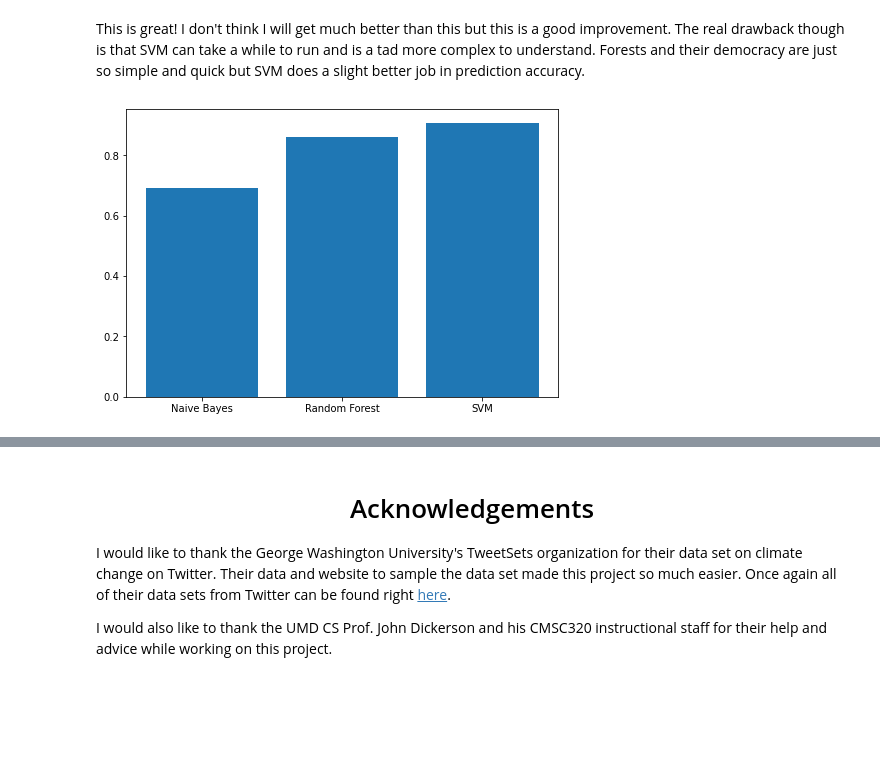
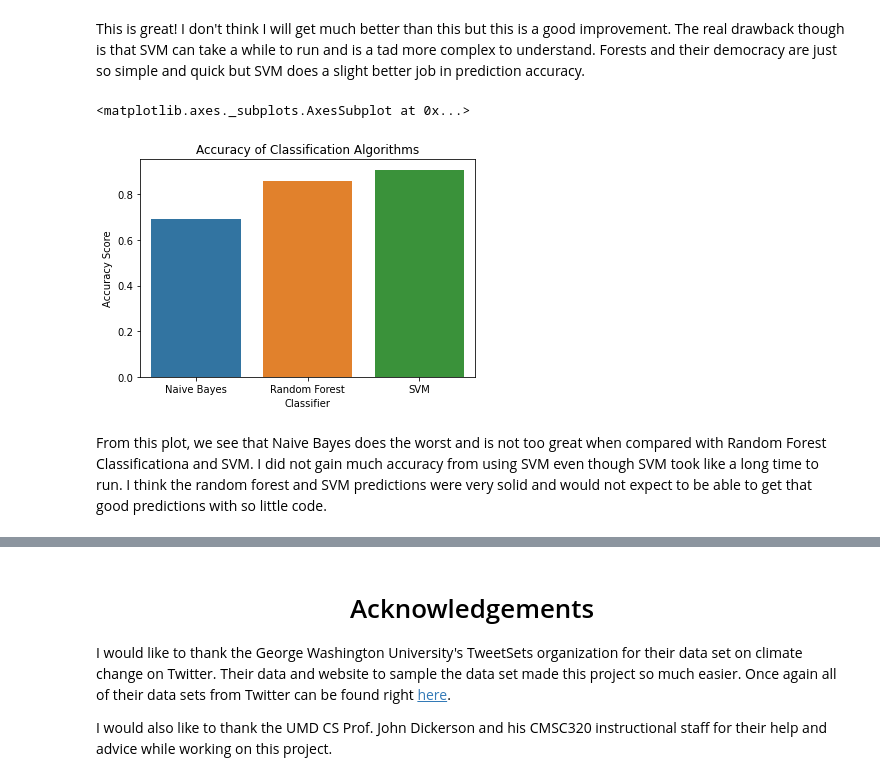
Before and after one commit to arjungandhi521/arjungandhi521.github.io, a Jupyter notebook: Climate Change on Twitter.ipynb, the cells around one changed output, grey strips where cells are left out. Cells and saved outputs as stored; diff of their text form; code cells hidden in the pictures; blank space fills up the shorter version.

```diff
--- a/Climate Change on Twitter.ipynb
+++ b/Climate Change on Twitter.ipynb
@@ -840,14 +900,18 @@ SVM is correct in predicting sentiment labels 90 percent of the time.
 This is great! I don't think I will get much better than this but this is a good improvement. The real drawback though is that SVM can take a while to run and is a tad more complex to understand. Forests and their democracy are just so simple and quick but SVM does a slight better job in prediction accuracy.
 # %%
 # Graphically compare the performance of the classifiers
-fig = plt.figure()
-ax = fig.add_axes([0,0,1,1])
 learners = ['Naive Bayes', 'Random Forest', 'SVM']
 scores = [naive_bayes_score,forest_accuracy,svm_score]
-ax.bar(learners,scores)
-plt.show()
+df = pd.DataFrame(list(zip(learners,scores)),columns =["learners", "scores"])
+
+plot = sns.barplot(data=df, x="learners",y="scores")
+plot.set(title="Accuracy of Classification Algorithms",xlabel="Classifier",ylabel="Accuracy Score")
+plot
 # %% [output]
+<matplotlib.axes._subplots.AxesSubplot at 0x...>
-[figure, old version]
+[figure, new version]
+# %% [markdown]
+From this plot, we see that Naive Bayes does the worst and is not too great when compared with Random Forest Classificationa and SVM. I did not gain much accuracy from using SVM even though SVM took like a long time to run. I think the random forest and SVM predictions were very solid and would not expect to be able to get that good predictions with so little code.
 # %% [markdown]
 # <center> Insight and Conclusions </center>
 I will be wrapping up by bringing together what I learned from this analysis.
```
Also changed, not shown: parts of 9 cells of this notebook.
